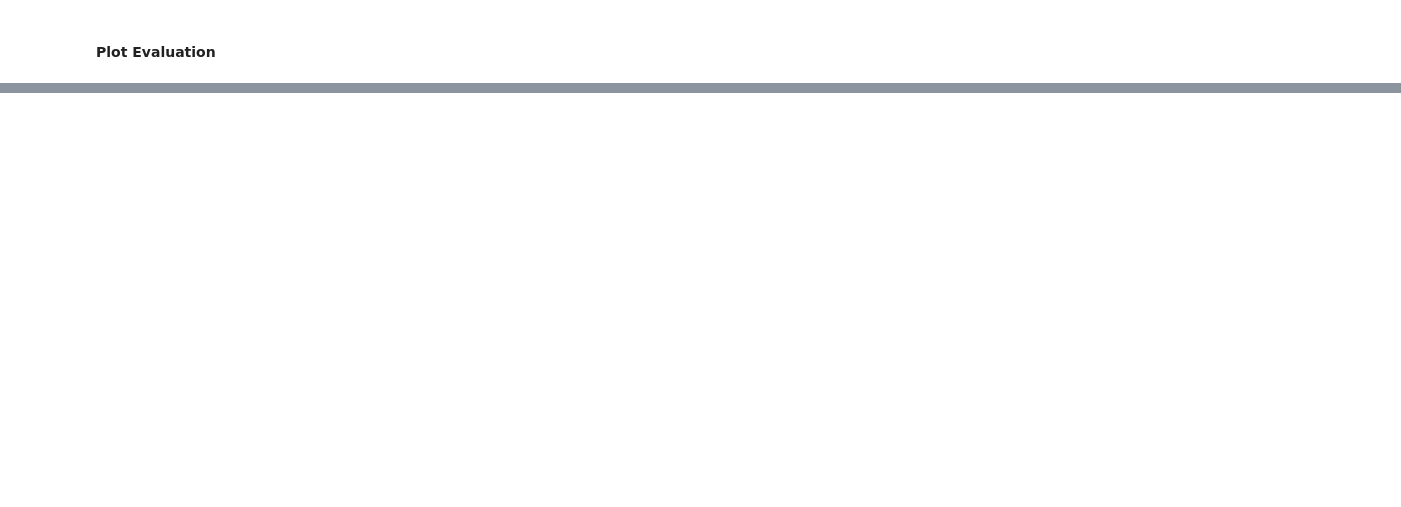
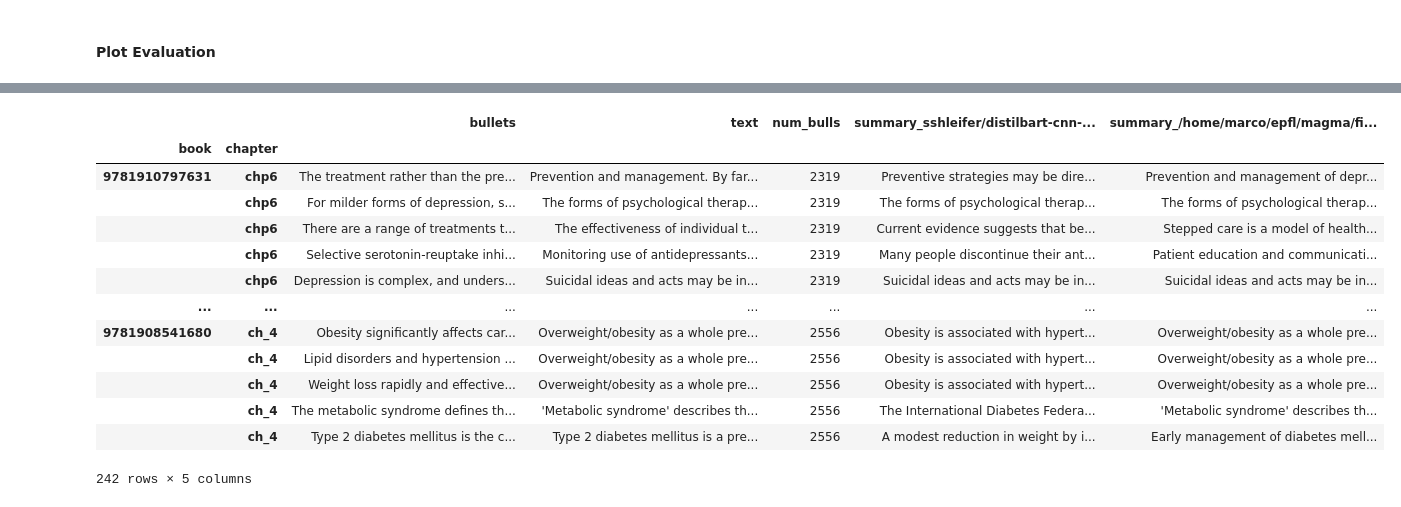
Before and after one commit to marcoabrate/transformers_magma_learning, a Jupyter notebook: summarization/assign_bullets_para_wordembed.ipynb, the cells around one changed output, grey strips where cells are left out. Saved outputs shown, nothing was run; the diff lists cells and outputs as text; code cells hidden in the pictures; blank space fills up the shorter version.

```diff
--- a/summarization/assign_bullets_para_wordembed.ipynb
+++ b/summarization/assign_bullets_para_wordembed.ipynb
@@ -379,0 +460,17 @@ plot_evaluation_bullet_by_bullet('sshleifer/distilbart-cnn-12-6')
+# %%
+df_test
+# %% [output]
+|  |  | bullets | text | num_bulls | summary_sshleifer/distilbart-cnn-... | summary_/home/marco/epfl/magma/fi... |
+| book | chapter |  |  |  |  |  |
+| 9781910797631 | chp6 | The treatment rather than the pre... | Prevention and management. By far... | 2319 | Preventive strategies may be dire... | Prevention and management of depr... |
+|  | chp6 | For milder forms of depression, s... | The forms of psychological therap... | 2319 | The forms of psychological therap... | The forms of psychological therap... |
+|  | chp6 | There are a range of treatments t... | The effectiveness of individual t... | 2319 | Current evidence suggests that be... | Stepped care is a model of health... |
+|  | chp6 | Selective serotonin-reuptake inhi... | Monitoring use of antidepressants... | 2319 | Many people discontinue their ant... | Patient education and communicati... |
+|  | chp6 | Depression is complex, and unders... | Suicidal ideas and acts may be in... | 2319 | Suicidal ideas and acts may be in... | Suicidal ideas and acts may be in... |
+| ... | ... | ... | ... | ... | ... | ... |
+| 9781908541680 | ch_4 | Obesity significantly affects car... | Overweight/obesity as a whole pre... | 2556 | Obesity is associated with hypert... | Overweight/obesity as a whole pre... |
+|  | ch_4 | Lipid disorders and hypertension ... | Overweight/obesity as a whole pre... | 2556 | Obesity is associated with hypert... | Overweight/obesity as a whole pre... |
+|  | ch_4 | Weight loss rapidly and effective... | Overweight/obesity as a whole pre... | 2556 | Obesity is associated with hypert... | Overweight/obesity as a whole pre... |
+|  | ch_4 | The metabolic syndrome defines th... | 'Metabolic syndrome' describes th... | 2556 | The International Diabetes Federa... | 'Metabolic syndrome' describes th... |
+|  | ch_4 | Type 2 diabetes mellitus is the c... | Type 2 diabetes mellitus is a pre... | 2556 | A modest reduction in weight by i... | Early management of diabetes mell... |
+242 rows × 5 columns
```
Also changed, not shown: parts of 12 cells of this notebook, 14 other files.
